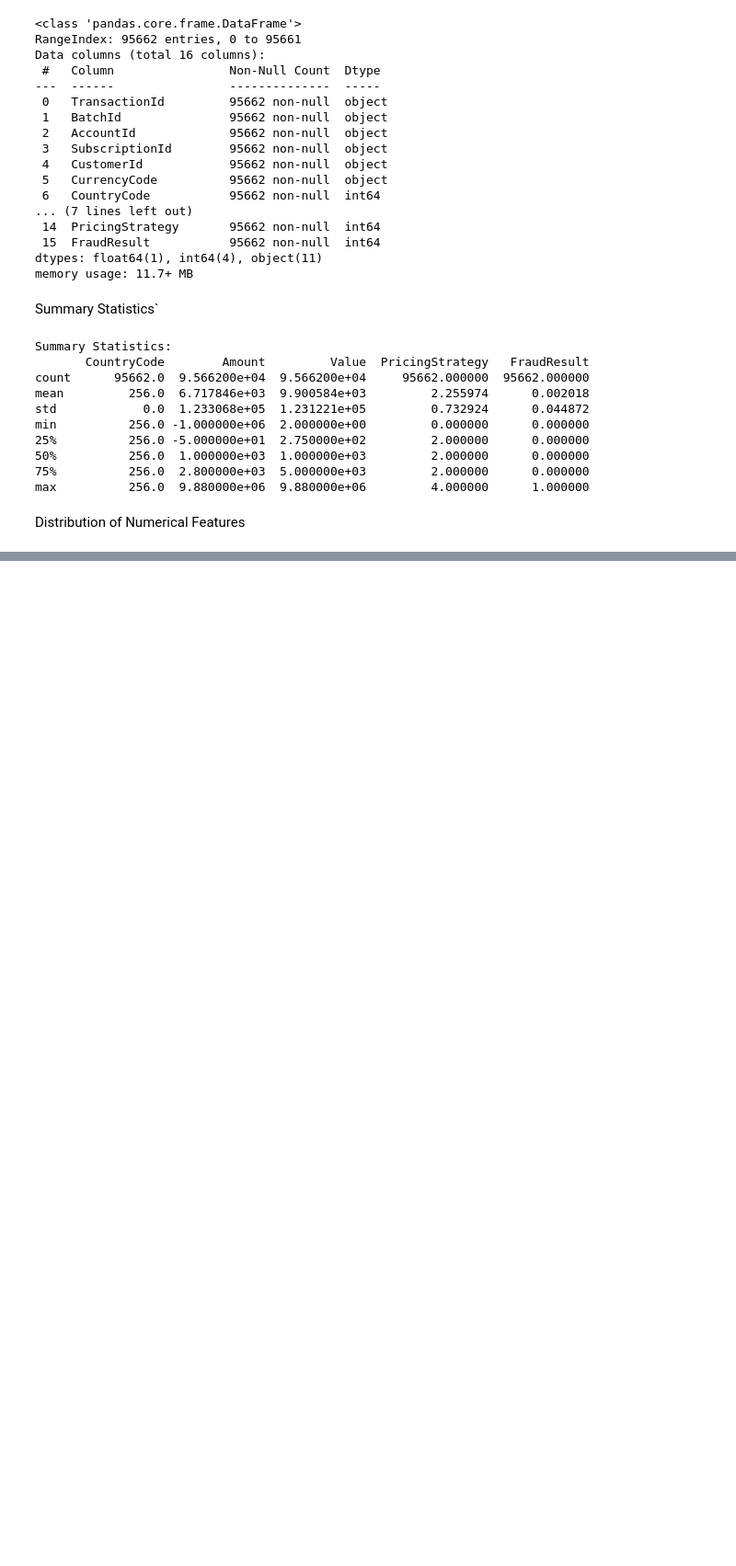
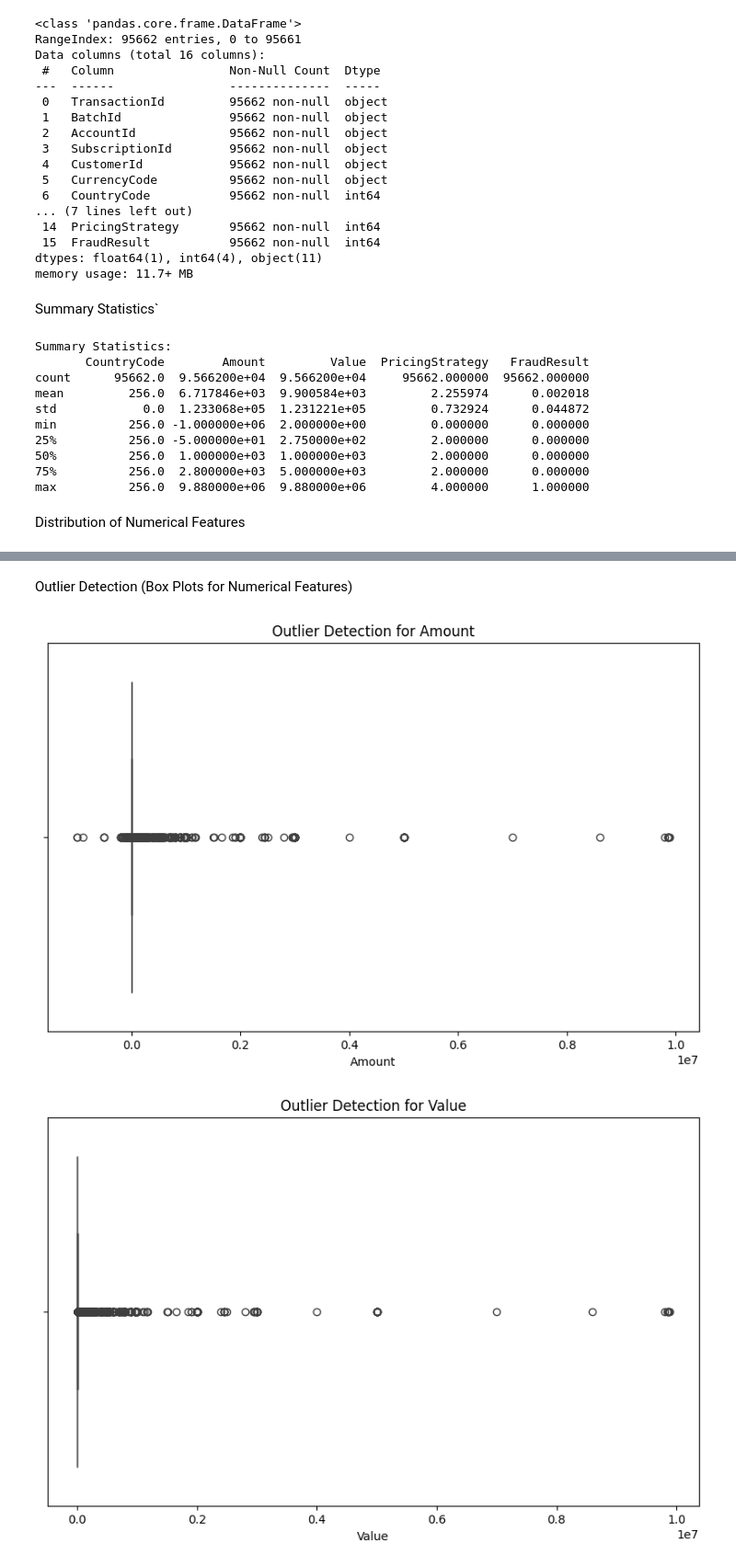
Before and after one commit to Leulseged-Mesfin/Bati-Bank, a Jupyter notebook: notebooks/EDA.ipynb, the cells around one changed output, grey strips where cells are left out. Shown at 92% size. Saved outputs shown, nothing was run; the diff lists cells and outputs as text; code cells hidden in the pictures; blank space fills up the shorter version.

```diff
--- a/notebooks/EDA.ipynb
+++ b/notebooks/EDA.ipynb
@@ -57,0 +112,11 @@ NameError: name 'sns' is not defined
+# %% [markdown]
+Outlier Detection (Box Plots for Numerical Features)
+# %%
+for col in numerical_columns:
+    plt.figure(figsize=(10, 6))
+    sns.boxplot(x=df[col])
+    plt.title(f'Outlier Detection for {col}')
+    plt.show()
+# %% [output]
+[figure, added]
+[figure, added]
```
Also changed, not shown: parts of 9 cells of this notebook.
